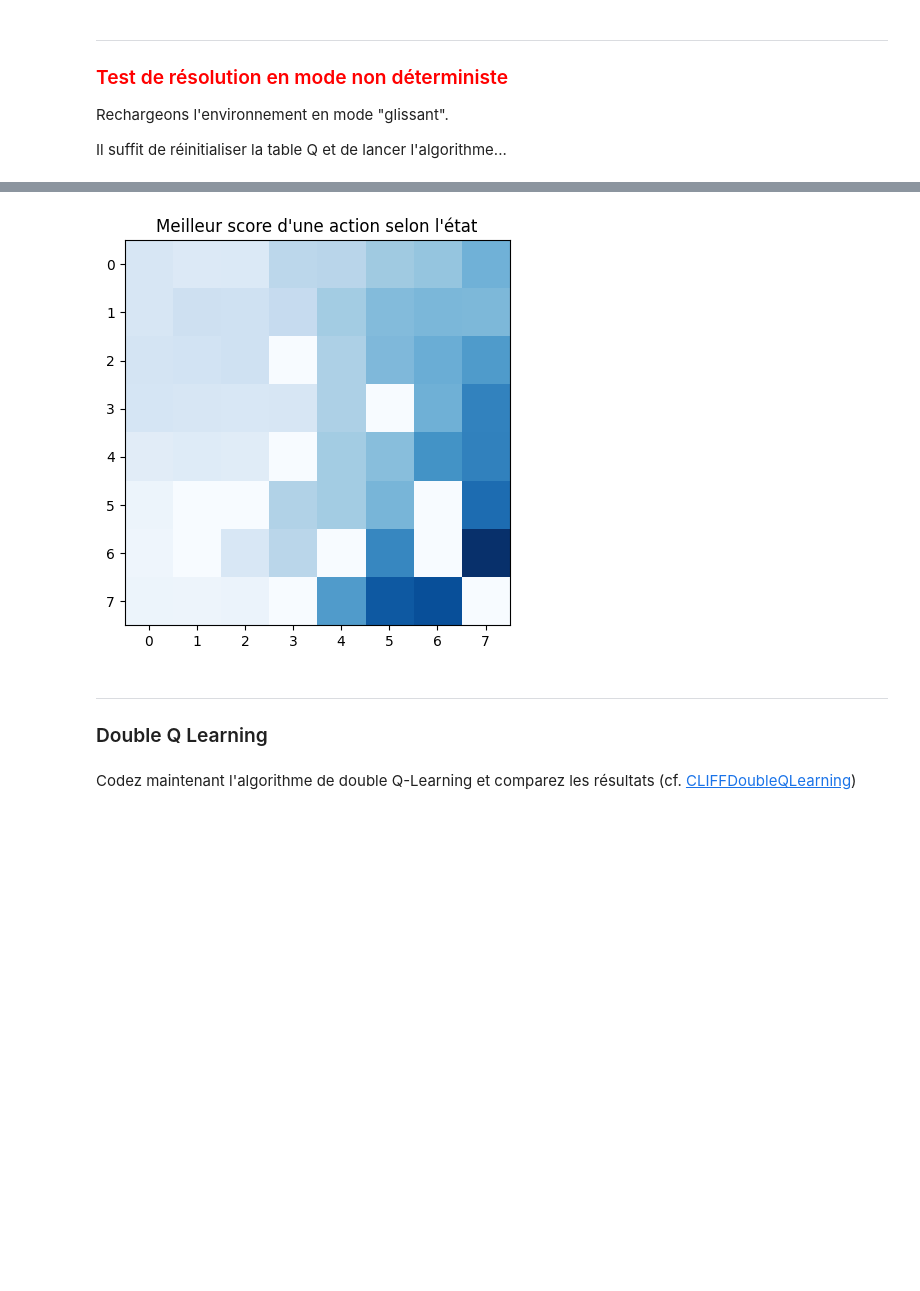
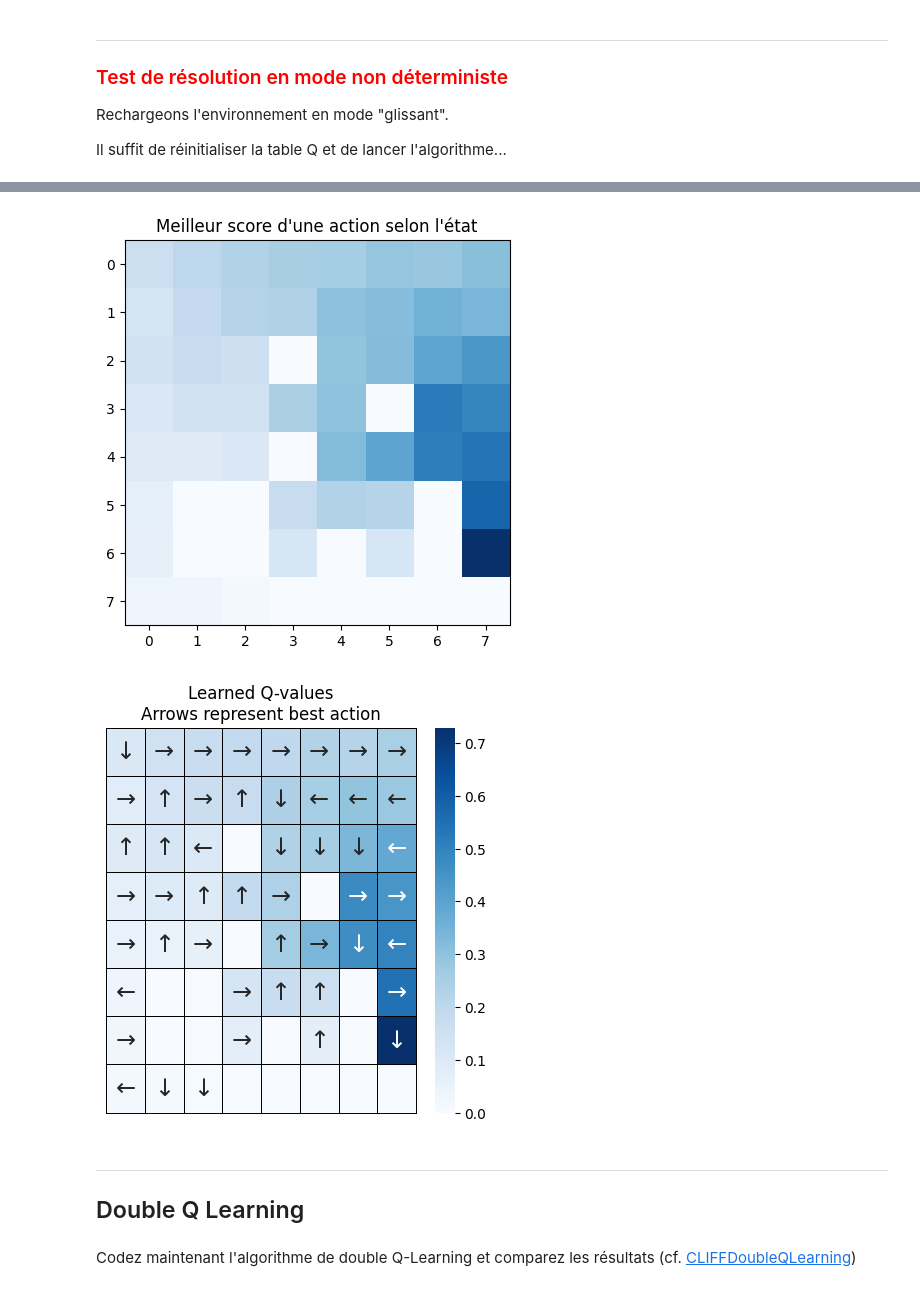
Before and after one commit to LiamBou/TP_IA_modeles_et_raisonnement, a Jupyter notebook: TP1/GymFrozenLakeQLearning.ipynb, the cells around one changed output, grey strips where cells are left out. Saved outputs shown, nothing was run; the diff lists cells and outputs as text; code cells hidden in the pictures; blank space fills up the shorter version.

```diff
--- a/TP1/GymFrozenLakeQLearning.ipynb
+++ b/TP1/GymFrozenLakeQLearning.ipynb
@@ -164,6 +29,0 @@ env = gym.make('FrozenLake-v1', map_name="4x4", is_slippery=True, render_mode='a
-# %%
-env.reset()
-action = 0
-observation, reward, done, _, info = env.step(action)
-print(env.render())
-print(f"pos° actuelle: {observation}, gain: {reward}, fini: {done}, info: {info}")
@@ -178,6 +29,0 @@ pos° actuelle: 4, gain: 0.0, fini: False, info: {'prob': 0.3333333333333333}
-# %%
-env.reset()
-action = 1
-observation, reward, done, _, info = env.step(action)
-print(env.render())
-print(f"pos° actuelle: {observation}, gain: {reward}, fini: {done}, info: {info}")
@@ -204,14 +30,5 @@ Important, pour valider l'apprentissage de votre algorithme avant de passer en m
 # %%
+import gymnasium as gym
 import numpy as np
 import random as rnd
 from tqdm import tqdm
-
-env = gym.make('FrozenLake-v1', map_name="8x8", is_slippery=False, render_mode='ansi')
-actions = {0:'Gauche', 1:'Bas', 2:'Droite', 3:'Haut'}
-directions = {0: "←", 1: "↓", 2: "→", 3: "↑"}
-# %%
-# initialiser la Q-Table
-# autant de cases que l'environnement en possède,
-# contenant autant de valeurs que d'actions possibles
-# donc ici une matrice 64 x 4
-Q = np.zeros([env.observation_space.n,env.action_space.n])
@@ -504,12 +227,14 @@ mais elle n'est pas toujours garantie....
 relancez ce bloc plusieurs fois, au bout d'un (long) moment la séquence d'actions mènera au succès....
 # %%
 showBestValues(Q)
+plot_q_values_map(Q,8)
 # %% [output]
-[figure, old version]
+[figure, new version]
+[figure, added]
 # %% [markdown]
 ---
 
-### Double Q Learning
+## Double Q Learning
 # %% [markdown]
 Codez maintenant l'algorithme de double Q-Learning et comparez les résultats (cf. [CLIFFDoubleQLearning](https://github.com/EmmanuelADAM/IntelligenceArtificiellePython/blob/master/GymCLIFFDoubleQLearningTODO.ipynb))
 # %%
```
Also changed, not shown: parts of 48 cells of this notebook, 2 other files.
